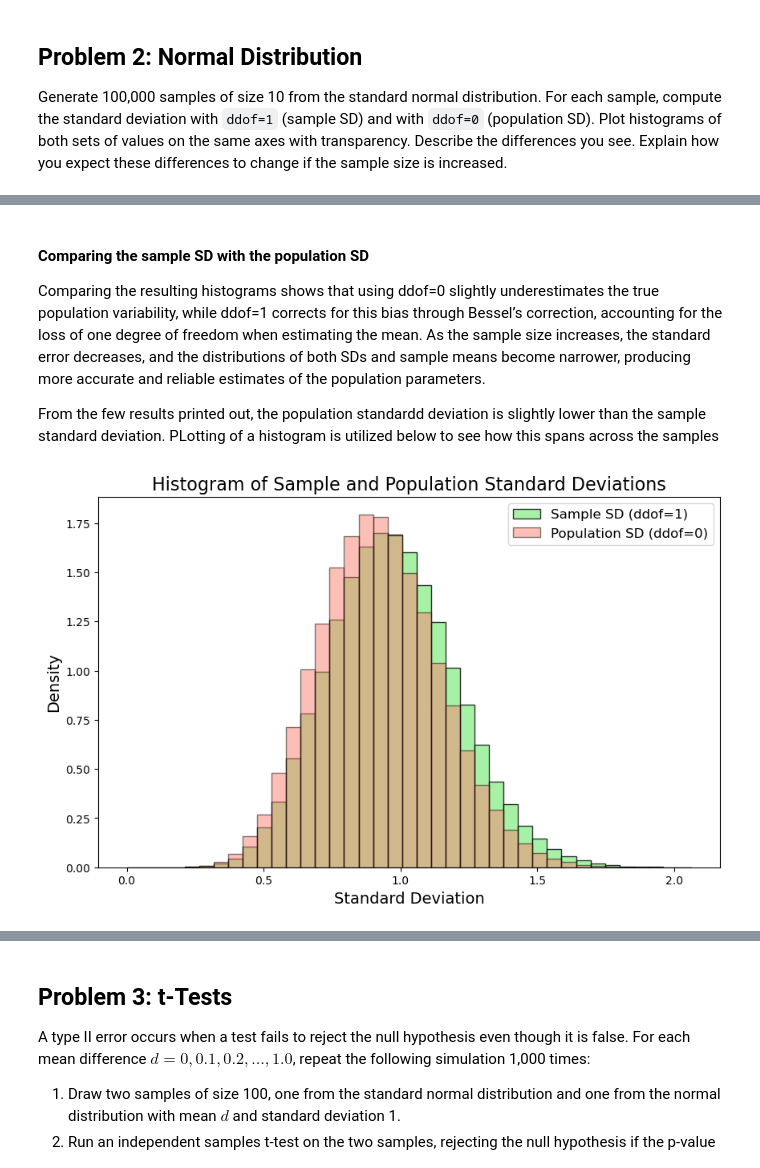
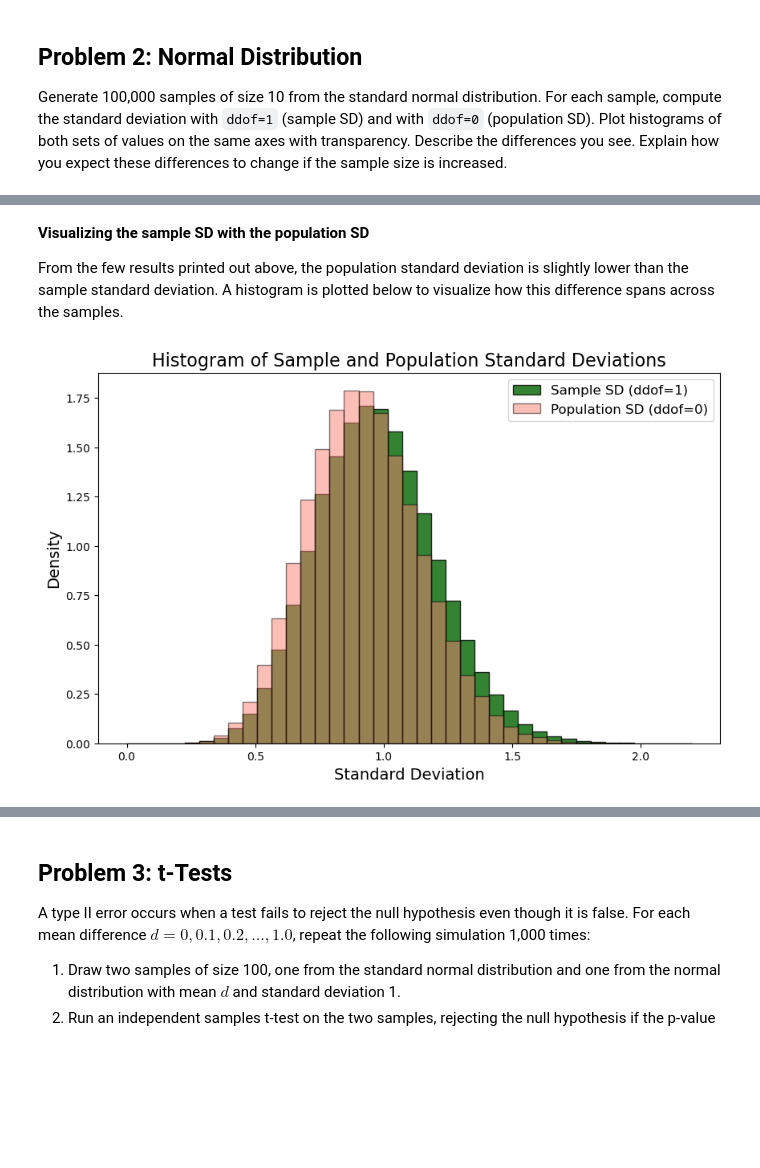
Before and after one commit to Gtalen/applied-statistics, a Jupyter notebook: problems.ipynb, the cells around one changed output, grey strips where cells are left out. Drawn from its saved outputs; the diff is of its cells as text; code cells hidden in the pictures; blank space fills up the shorter version.

```diff
--- a/problems.ipynb
+++ b/problems.ipynb
@@ -591,25 +574,23 @@ First 5 of the Population Standard Deviations: [0.78792238 0.80634605 0.83187696
 # %% [markdown]
-#### Comparing the sample SD with the population SD
+**Visualizing the sample SD with the population SD**
 
-Comparing the resulting histograms shows that using ddof=0 slightly underestimates the true population variability, while ddof=1 corrects for this bias through Bessel’s correction, accounting for the loss of one degree of freedom when estimating the mean. As the sample size increases, the standard error decreases, and the distributions of both SDs and sample means become narrower, producing more accurate and reliable estimates of the population parameters.
-
-From the few results printed out, the population standardd deviation is slightly lower than the sample standard deviation. PLotting of a histogram is utilized below to see how this spans across the samples
+From the few results printed out above, the population standard deviation is slightly lower than the sample standard deviation. A histogram is plotted below to visualize how this difference spans across the samples.
 # %%
 # Define consistent bins for both histograms
 bins = np.linspace(0, max(sample_SD.max(), population_SD.max()), 40)
 
 # Plotting the histogram of both sample and population standard deviations
 fig, ax = plt.subplots(figsize=(10, 6))
 
-ax.hist(sample_SD, color='lightgreen', edgecolor='black', alpha=0.8, density=True,  bins=bins, label='Sample SD (ddof=1)')
+ax.hist(sample_SD, color='darkgreen', edgecolor='black', alpha=0.8, density=True,  bins=bins, label='Sample SD (ddof=1)')
 
 ax.hist(population_SD, color='salmon', edgecolor='black', alpha=0.5, density=True, bins=bins, label='Population SD (ddof=0)')
 
 ax.set_title('Histogram of Sample and Population Standard Deviations', fontsize=16)
 ax.set_xlabel('Standard Deviation', fontsize=14)
 ax.set_ylabel('Density', fontsize=14)
 ax.legend(fontsize=12)
 
 plt.show()
 # %% [output]
-[figure, old version]
+[figure, new version]
```
Also changed, not shown: parts of 42 cells of this notebook.
